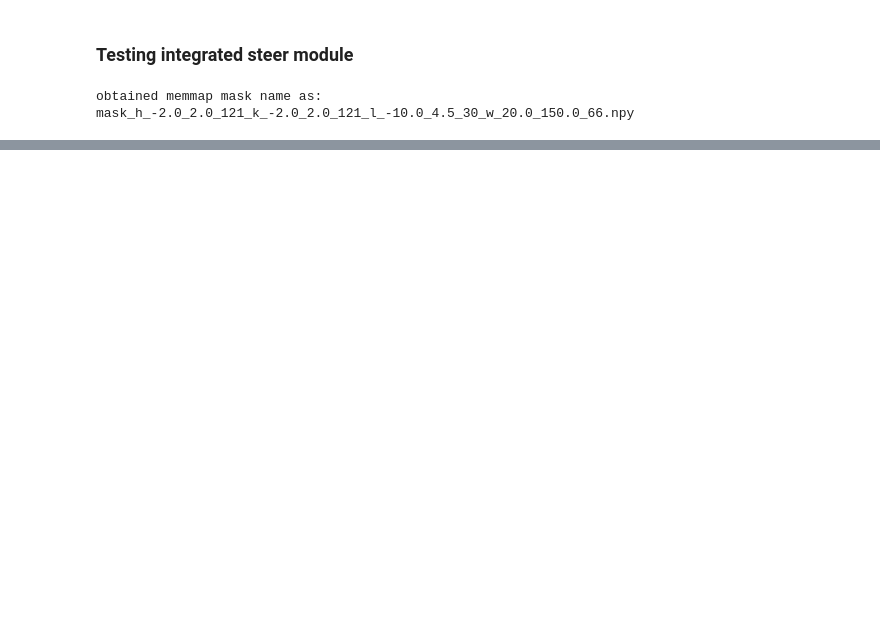
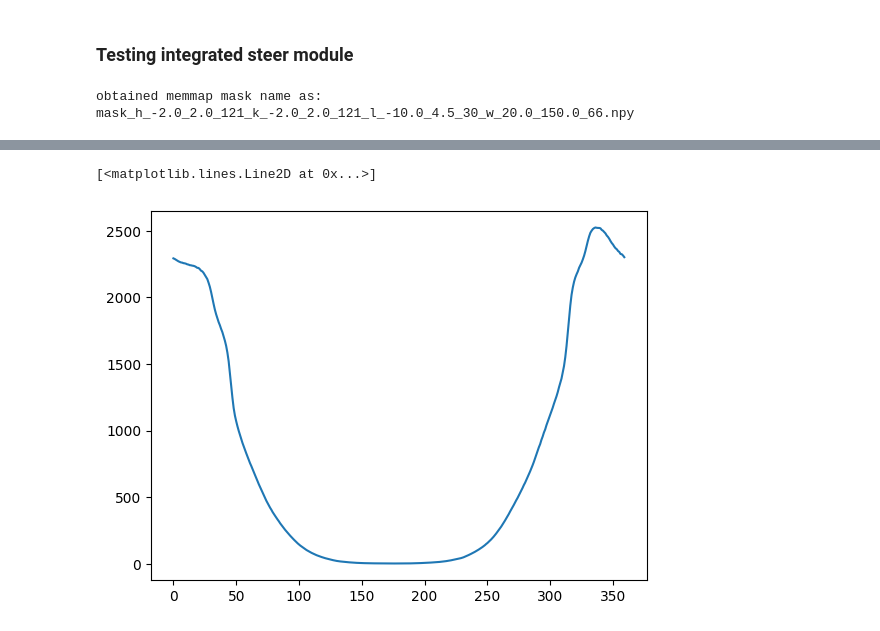
Before and after one commit to zhantaochen/inxs-steering, a Jupyter notebook: steer_loop_real_exp.ipynb, the cells around one changed output, grey strips where cells are left out. Drawn from its saved outputs; the diff is of its cells as text; code cells hidden in the pictures; blank space fills up the shorter version.

Commit message:
cost function on utility; rm pyc files

```diff
--- a/steer_loop_real_exp.ipynb
+++ b/steer_loop_real_exp.ipynb
@@ -127,0 +137,5 @@ tensor([27.0980,  1.7174], dtype=torch.float64) tensor([3.6228, 2.2813], dtype=t
+# %%
+plt.plot(steer.utility_history[1])
+# %% [output]
+[<matplotlib.lines.Line2D at 0x...>]
+[figure, added]
```
Also changed, not shown: parts of 11 cells of this notebook, 5 other files.
